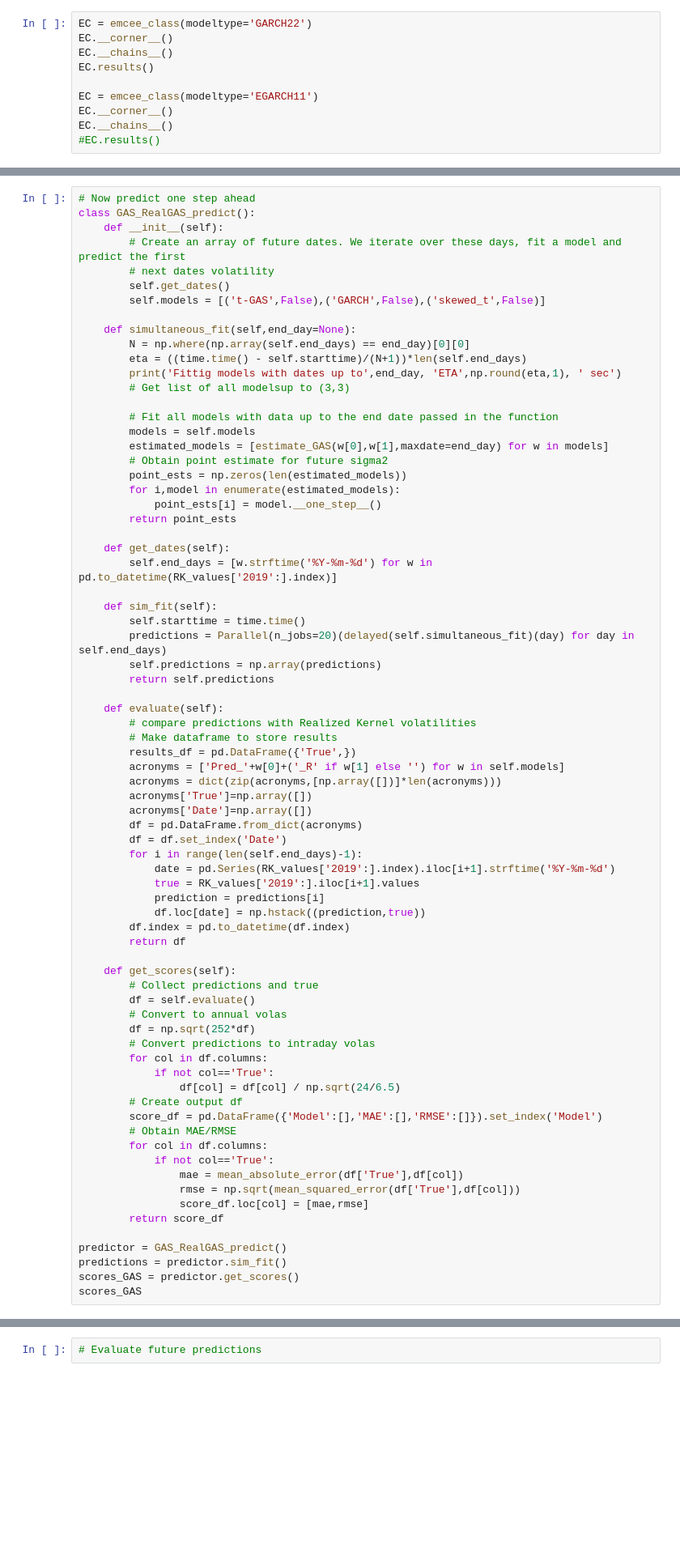
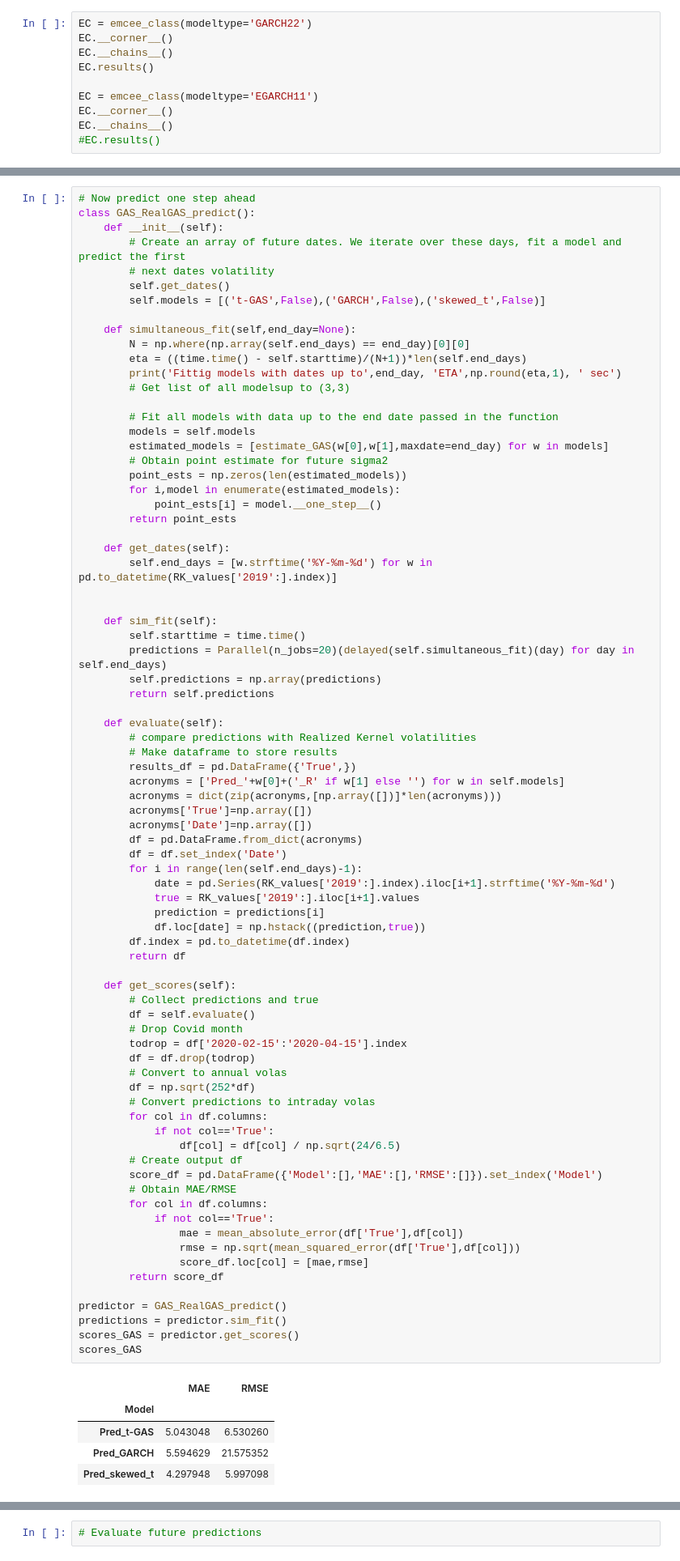
Before and after one commit to LuukOudshoorn25/HighFrequencyTrading, a Jupyter notebook: Code.ipynb, the cells around one changed output, grey strips where cells are left out. Shown at 81% size. Saved outputs shown, nothing was run; the diff lists cells and outputs as text; blank space fills up the shorter version.

Commit message:
Excluded COVID in predicitons

```diff
--- a/Code.ipynb
+++ b/Code.ipynb
@@ -1480,6 +1480,7 @@ class GAS_RealGAS_predict():
 
     def get_dates(self):
         self.end_days = [w.strftime('%Y-%m-%d') for w in pd.to_datetime(RK_values['2019':].index)]
+
 
     def sim_fit(self):
         self.starttime = time.time()
@@ -1501,30 +1502,39 @@ class GAS_RealGAS_predict():
             date = pd.Series(RK_values['2019':].index).iloc[i+1].strftime('%Y-%m-%d')
             true = RK_values['2019':].iloc[i+1].values
             prediction = predictions[i]
             df.loc[date] = np.hstack((prediction,true))
         df.index = pd.to_datetime(df.index)
         return df
 
     def get_scores(self):
         # Collect predictions and true
         df = self.evaluate()
+        # Drop Covid month
+        todrop = df['2020-02-15':'2020-04-15'].index
+        df = df.drop(todrop)
         # Convert to annual volas
         df = np.sqrt(252*df)
         # Convert predictions to intraday volas
         for col in df.columns:
             if not col=='True':
                 df[col] = df[col] / np.sqrt(24/6.5)
         # Create output df
         score_df = pd.DataFrame({'Model':[],'MAE':[],'RMSE':[]}).set_index('Model')
         # Obtain MAE/RMSE
         for col in df.columns:
             if not col=='True':
                 mae = mean_absolute_error(df['True'],df[col])
                 rmse = np.sqrt(mean_squared_error(df['True'],df[col]))
                 score_df.loc[col] = [mae,rmse]
         return score_df
 
 predictor = GAS_RealGAS_predict()
 predictions = predictor.sim_fit()
 scores_GAS = predictor.get_scores()
 scores_GAS
+# %% [output]
+|  | MAE | RMSE |
+| Model |  |  |
+| Pred_t-GAS | 5.043048 | 6.530260 |
+| Pred_GARCH | 5.594629 | 21.575352 |
+| Pred_skewed_t | 4.297948 | 5.997098 |
```
Also changed, not shown: parts of 6 cells of this notebook.
